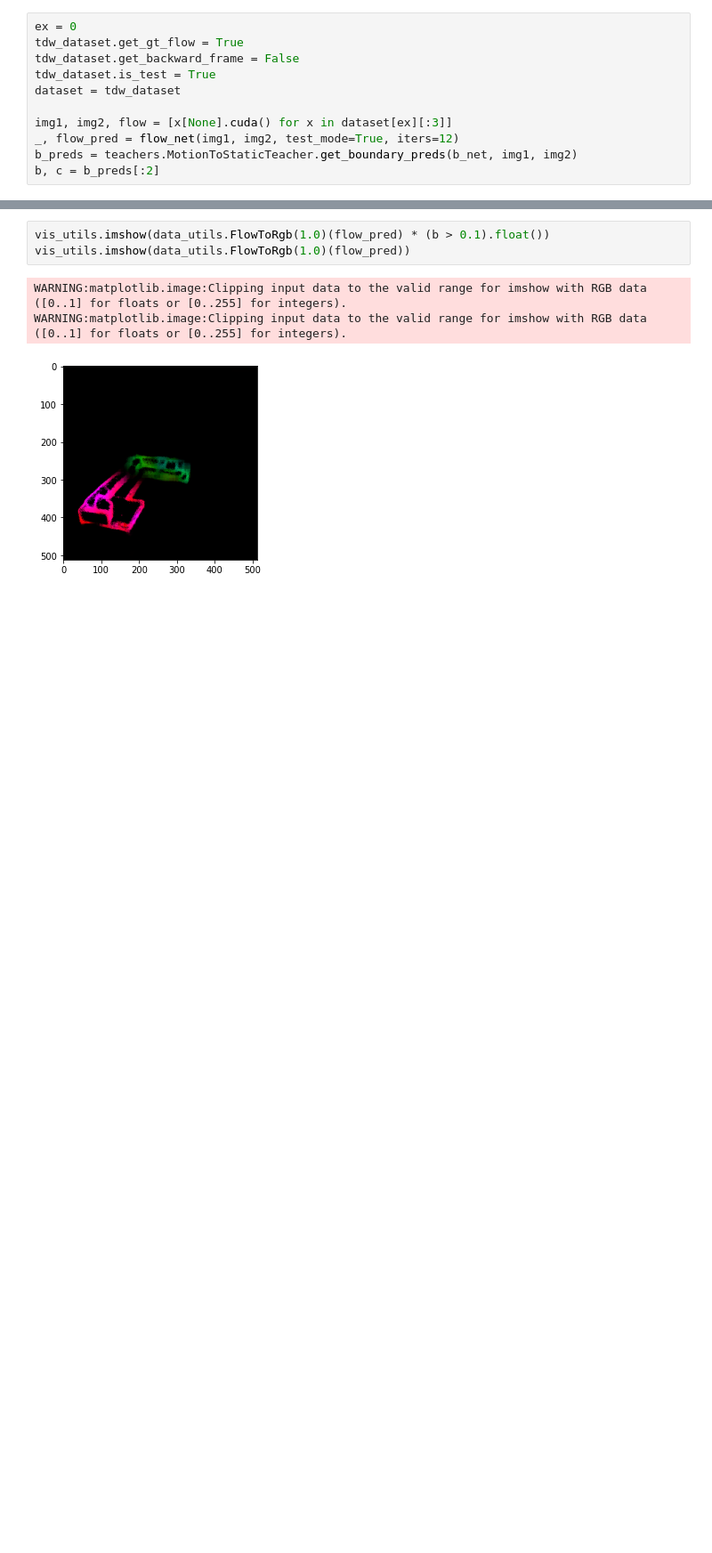
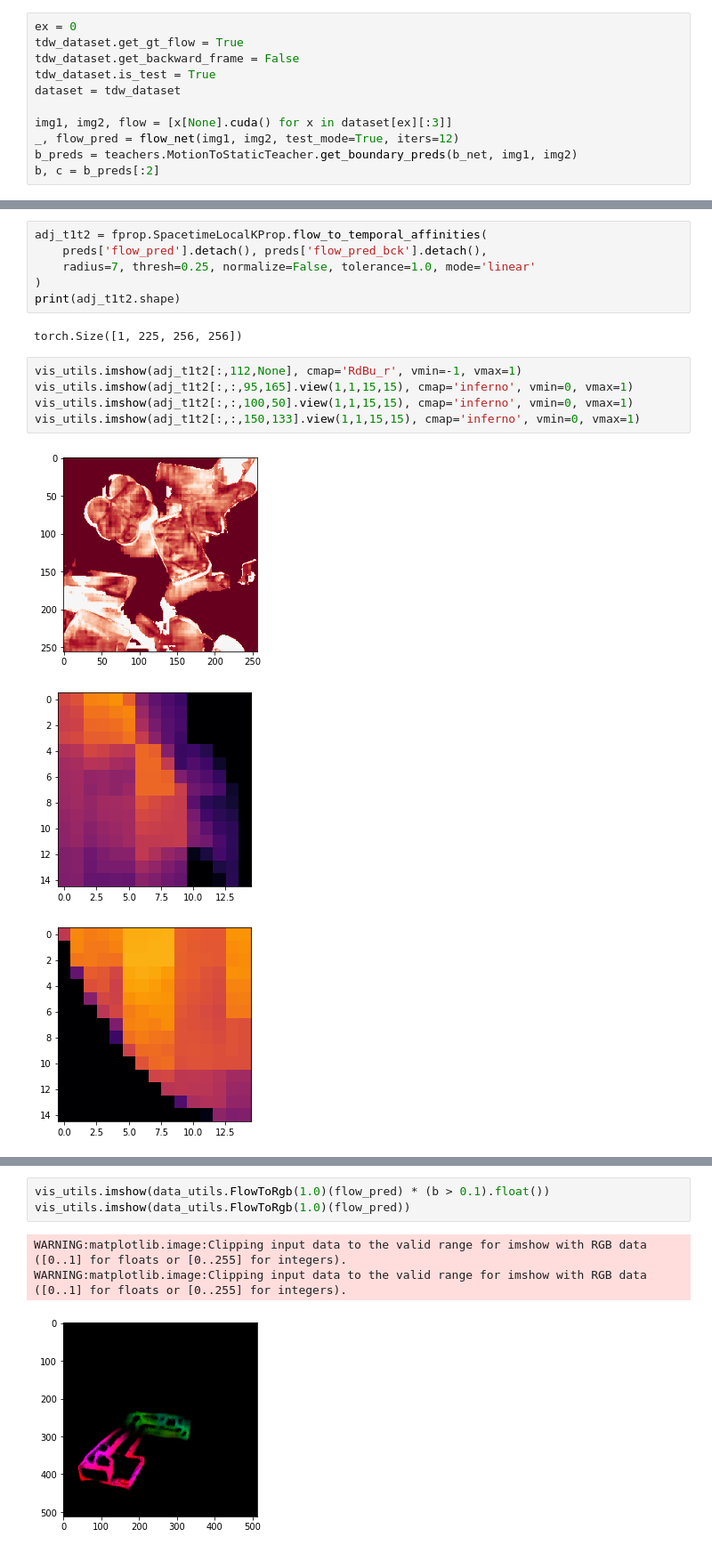
Before and after one commit to neuroailab/RAFT, a Jupyter notebook: notebooks/FlowTargets_db042722.ipynb, the cells around one changed output, grey strips where cells are left out. Shown at 89% size. Cells and saved outputs as stored; diff of their text form; blank space fills up the shorter version.

```diff
--- a/notebooks/FlowTargets_db042722.ipynb
+++ b/notebooks/FlowTargets_db042722.ipynb
@@ -382,0 +423,17 @@ WARNING:matplotlib.image:Clipping input data to the valid range for imshow with
+# %%
+adj_t1t2 = fprop.SpacetimeLocalKProp.flow_to_temporal_affinities(
+    preds['flow_pred'].detach(), preds['flow_pred_bck'].detach(),
+    radius=7, thresh=0.25, normalize=False, tolerance=1.0, mode='linear'
+)
+print(adj_t1t2.shape)
+# %% [output]
+torch.Size([1, 225, 256, 256])
+# %%
+vis_utils.imshow(adj_t1t2[:,112,None], cmap='RdBu_r', vmin=-1, vmax=1)
+vis_utils.imshow(adj_t1t2[:,:,95,165].view(1,1,15,15), cmap='inferno', vmin=0, vmax=1)
+vis_utils.imshow(adj_t1t2[:,:,100,50].view(1,1,15,15), cmap='inferno', vmin=0, vmax=1)
+vis_utils.imshow(adj_t1t2[:,:,150,133].view(1,1,15,15), cmap='inferno', vmin=0, vmax=1)
+# %% [output]
+[figure, added]
+[figure, added]
+[figure, added]
```
Also changed, not shown: parts of 11 cells of this notebook, 4 other files.
